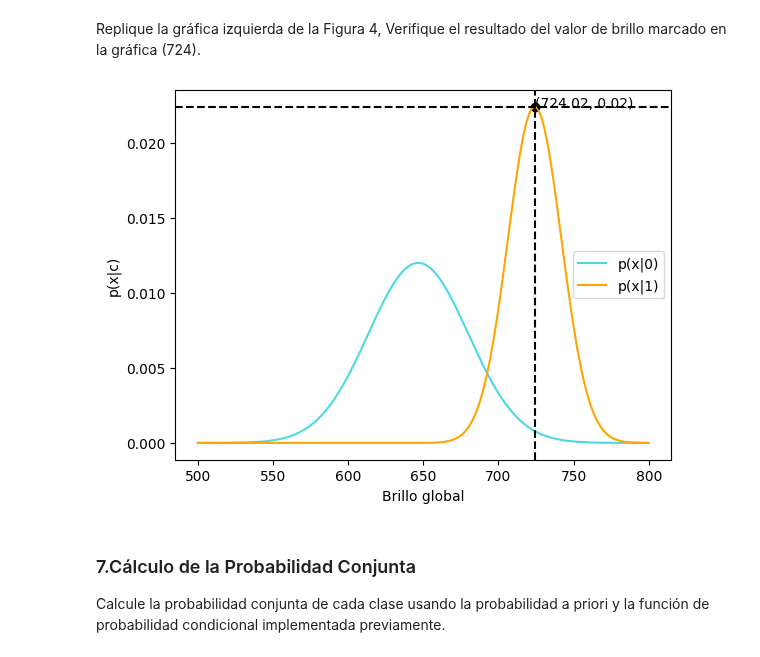
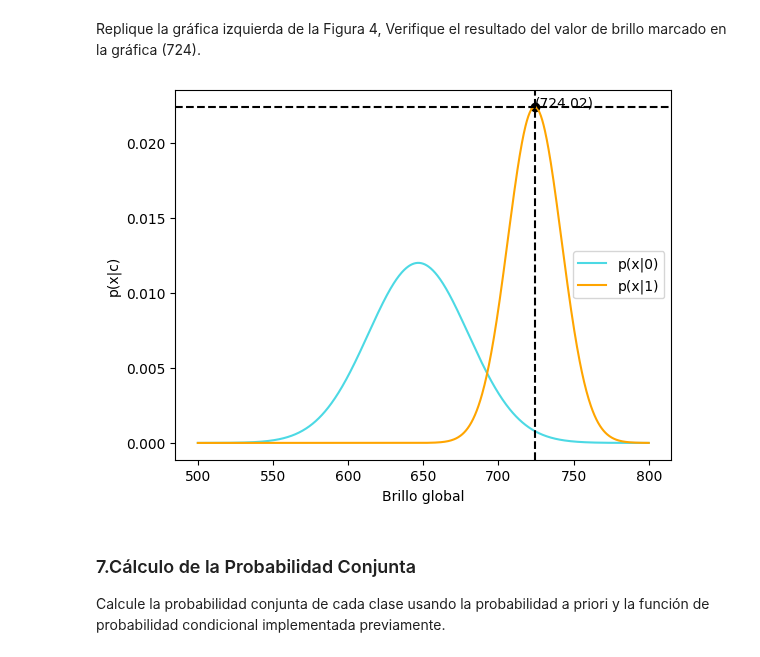
Before and after one commit to axelescalante0/Aprendizaje-Maquinal, a Jupyter notebook: Scrips/Clasificador Bayesiano/ClasificadorBayes.ipynb, the cells around one changed output. Drawn from its saved outputs; the diff is of its cells as text; code cells hidden in the pictures.

```diff
--- a/Scrips/Clasificador Bayesiano/ClasificadorBayes.ipynb
+++ b/Scrips/Clasificador Bayesiano/ClasificadorBayes.ipynb
@@ -269,32 +269,32 @@ Replique la gráfica izquierda de la Figura 4, Verifique el resultado del valor
 # %%
 # Calcular las probabilidades condicionales
 prob_0 = prob_condicional(x, mean_0, std_0)
 prob_1 = prob_condicional(x, mean_1, std_1)
 
 # Encontrar los valores máximos y sus correspondientes valores de x
 max_prob_0 = np.max(prob_0)
 max_prob_1 = np.max(prob_1)
 max_x_0 = x[np.argmax(prob_0)]
 max_x_1 = x[np.argmax(prob_1)]
 
 # Gráfico de probabilidades condicionales de cada clase
 plt.plot(x, prob_0, color='#4CD9E4', label='p(x|0)')
 plt.plot(x, prob_1, color='orange', label='p(x|1)')
 
 # Agregar líneas horizontales y anotaciones para los valores máximos
 plt.axhline(y=max_prob_1, color='black', linestyle='--')
 plt.scatter([max_x_1], [max_prob_1], color='black')
-plt.text(max_x_1, max_prob_1, f'({max_x_1:.2f}, {max_prob_1:.2f})', color='black')
+plt.text(max_x_1, max_prob_1, f'({max_x_1:.2f})', color='black')
 
 # Agregar línea vertical en el eje x
 plt.axvline(x=max_x_1, color='black', linestyle='--')
 
 plt.xlabel('Brillo global')
 plt.ylabel('p(x|c)')
 plt.legend()
 plt.show()
 # %% [output]
-[figure, old version]
+[figure, new version]
 # %% [markdown]
 ### 7.Cálculo de la Probabilidad Conjunta
 
```
Also changed, not shown: parts of 1 cell of this notebook.
